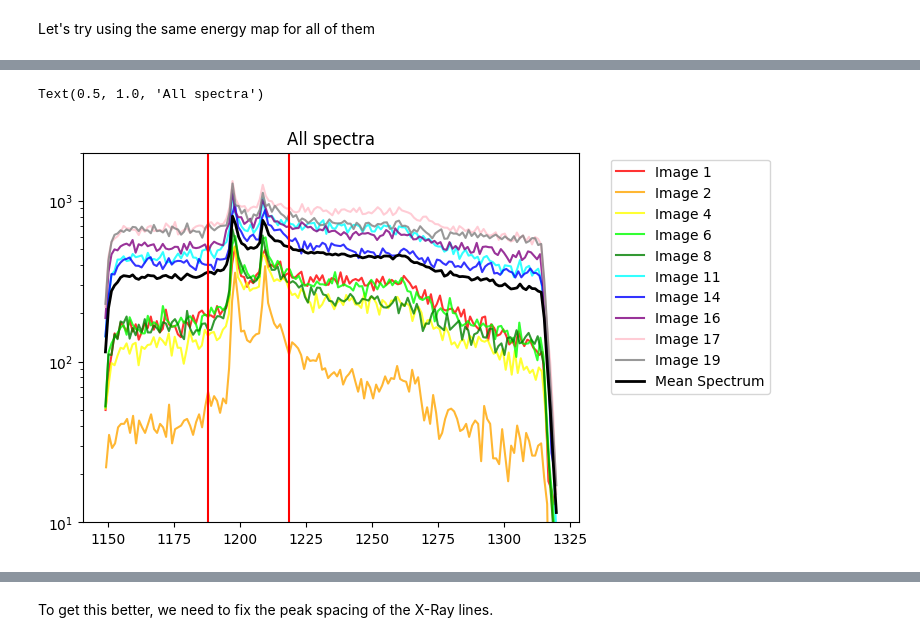
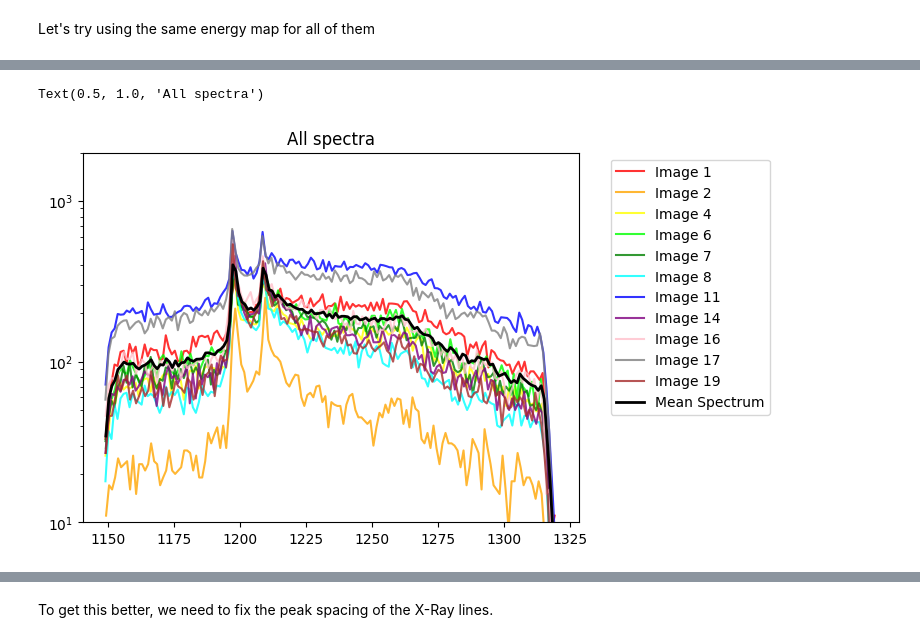
Before and after one commit to JackBarker7/XSPEDS, a Jupyter notebook: old_code/Week 5 Progress.ipynb, the cells around one changed output, grey strips where cells are left out. Saved outputs shown, nothing was run; the diff lists cells and outputs as text; code cells hidden in the pictures.

```diff
--- a/Week 5 Progress.ipynb
+++ b/old_code/Week 5 Progress.ipynb
@@ -833,3 +826,26 @@ plt.legend()
 [figure]
 # %% [markdown]
 Let's try using the same energy map for all of them
+# %%
+from new_spc import ShapeCheckingSPC
+from bragg import EnergyMap
+import numpy as np
+import matplotlib.pyplot as plt
+image_nos = [1, 2, 4, 6, 7, 8, 11, 14, 16, 17, 19] # See Week 3
+# some of these hang...
+#image_nos = [1, 2, 4, 8, 11, 14, 16, 17, 19]
+#image_nos = [11]
+energies = [1218.5, 1188.0]
+all_images = np.array([np.load(f'data/images/image{no}.npy') for no in image_nos])
+
+spcs = []
+hit_values = []
+hit_locations = []
+
+
+for i in range(len(all_images)):
+    spc = ShapeCheckingSPC(all_images[i], 75, 30, 2)
+    spcs.append(spc)
+    hit_values.append(spc.all_hit_values)
+    hit_locations.append(spc.all_hit_locations)
+    print(f"Finished image {image_nos[i]}")
@@ -836,28 +864,31 @@ Let's try using the same energy map for all of them
 # %%
-master_energy_map = EnergyMap(all_images[4], 5, 200, 20, 2, 100, (25,25), energies)
+# use image 8 to make the energy map
+master_energy_map = EnergyMap(all_images[5], 5, 200, 20, 2, 100, (25,25), energies)
 
 all_hit_energies = [master_energy_map.get_energies(hit_locs) for hit_locs in hit_locations]
 # %%
+from histograms import make_histogram
 colours = ["red", "orange", "yellow", "lime", "green", "cyan", "blue", "purple", "pink", "grey", "brown"]
 
 all_energy_spectra = []
 
 
 for i in range(len(all_hit_energies)):
     bin_centers, hist = make_histogram(all_hit_energies[i], 150)
     all_energy_spectra.append(hist)
     plt.plot(bin_centers, hist, label = f"Image {image_nos[i]}", c=colours[i], alpha = 0.8)
 
+all_energy_spectra = np.array(all_energy_spectra)
 mean_spectrum = np.mean(all_energy_spectra, axis=0)
 
 plt.plot(bin_centers, mean_spectrum, label = "Mean Spectrum", c="black", lw=2)
 
 plt.yscale("log")
 plt.ylim(10,2000)
-plt.vlines(energies, 0, 10000, colors='r')
+#plt.vlines(energies, 0, 10000, colors='r')
 plt.legend(bbox_to_anchor=(1.05, 1), loc='upper left')
 
 plt.title("All spectra")
 # %% [output]
 Text(0.5, 1.0, 'All spectra')
-[figure, old version]
+[figure, new version]
```
Also changed, not shown: parts of 9 cells of this notebook, 10 other files.
